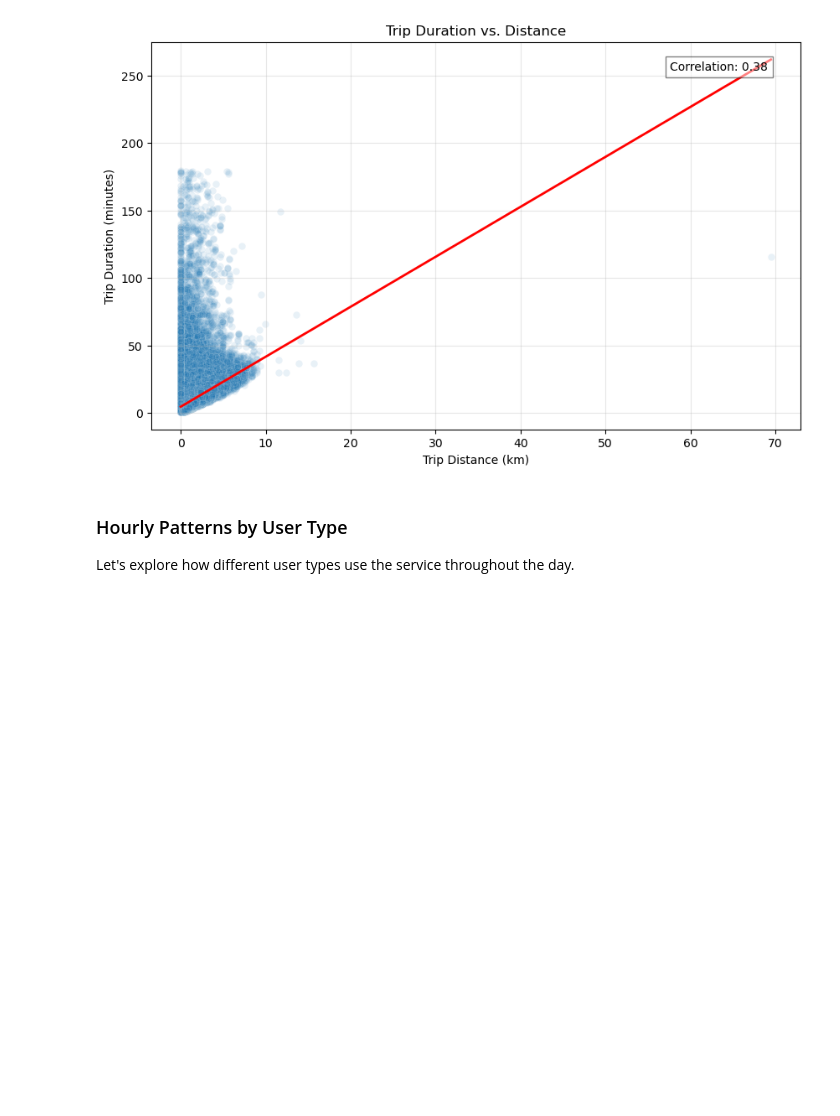
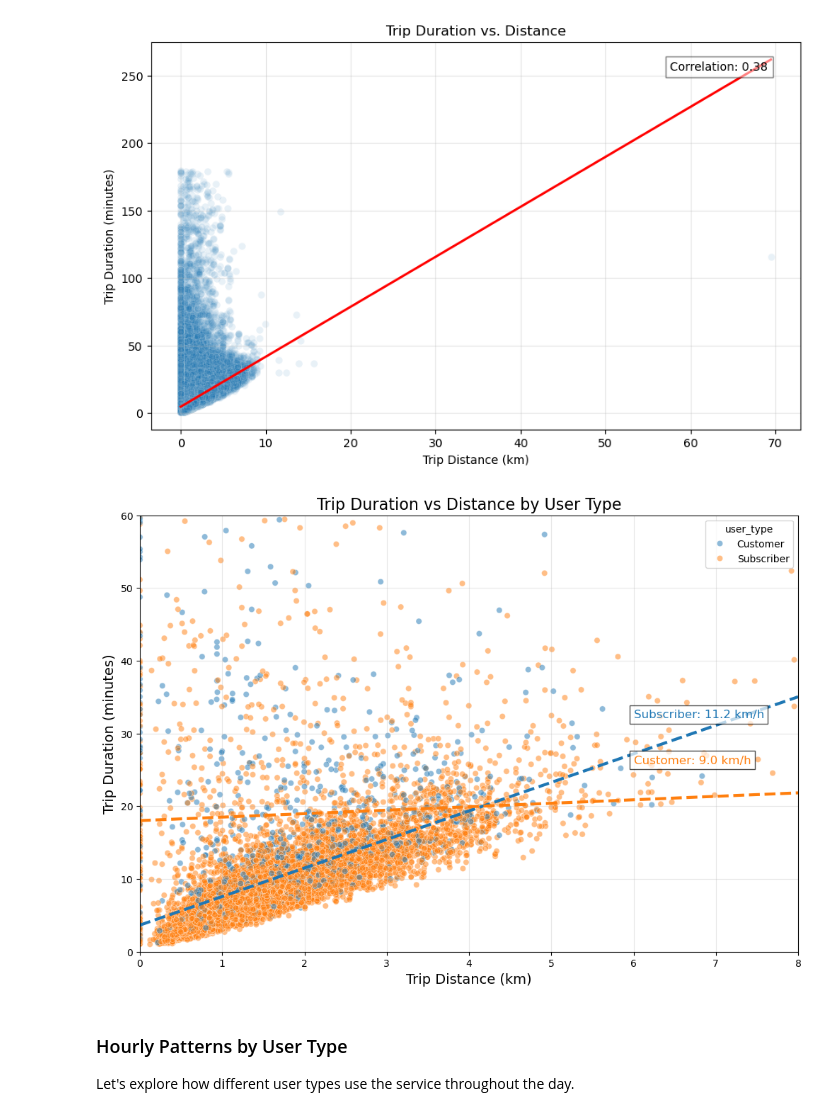
Before and after one commit to AbdalrhmanJuber/Ford-GoBike-System-Data-Analysis-Project, a Jupyter notebook: Part_I_exploration.ipynb, the cells around one changed output. Drawn from its saved outputs; the diff is of its cells as text; code cells hidden in the pictures; blank space fills up the shorter version.

```diff
--- a/Part_I_exploration.ipynb
+++ b/Part_I_exploration.ipynb
@@ -351,6 +404,48 @@ plt.show()
 # trip duration beyond just distance.
 # %% [output]
 [figure]
+# %%
+# Question: How does the duration-distance relationship differ by user type?
+# Sample for better visualization
+sample_size = 10000
+sample_df = df_filtered.sample(sample_size, random_state=42)
+
+plt.figure(figsize=(12, 8))
+sns.scatterplot(data=sample_df, x='trip_distance_km', y='trip_duration_min',
+                hue='user_type', alpha=0.5)
+
+# Add trend lines for each user type
+for user, color in zip(['Subscriber', 'Customer'], ['#1f77b4', '#ff7f0e']):
+    user_data = sample_df[sample_df['user_type'] == user]
+    if len(user_data) > 0:
+        x = user_data['trip_distance_km']
+        y = user_data['trip_duration_min']
+        z = np.polyfit(x, y, 1)
+        p = np.poly1d(z)
+        plt.plot(np.linspace(0, 8, 100), p(np.linspace(0, 8, 100)),
+                 color=color, linestyle='--', linewidth=3)
+
+        # Calculate and display average speed
+        avg_speed_kmh = (60 * x / y).median()
+        plt.text(6, p(6) + 5, f'{user}: {avg_speed_kmh:.1f} km/h',
+                 color=color, fontsize=12, bbox=dict(facecolor='white', alpha=0.7))
+
+plt.title('Trip Duration vs Distance by User Type', fontsize=16)
+plt.xlabel('Trip Distance (km)', fontsize=14)
+plt.ylabel('Trip Duration (minutes)', fontsize=14)
+plt.grid(True, alpha=0.3)
+plt.xlim(0, 8)
+plt.ylim(0, 60)
+plt.show()
+
+# Observations:
+# - Both user types show a positive correlation between trip distance and duration
+# - Subscribers tend to ride at higher average speeds (higher slope = faster pace)
+# - Customers show more variability in duration for similar distances
+# - This suggests Subscribers take more direct, purpose-driven trips (commuting),
+#   while Customers take more leisurely, exploratory trips
+# %% [output]
+[figure, added]
 # %% [markdown]
 ### Hourly Patterns by User Type
 Let's explore how different user types use the service throughout the day.
```
Also changed, not shown: parts of 20 cells of this notebook, 3 other files.
